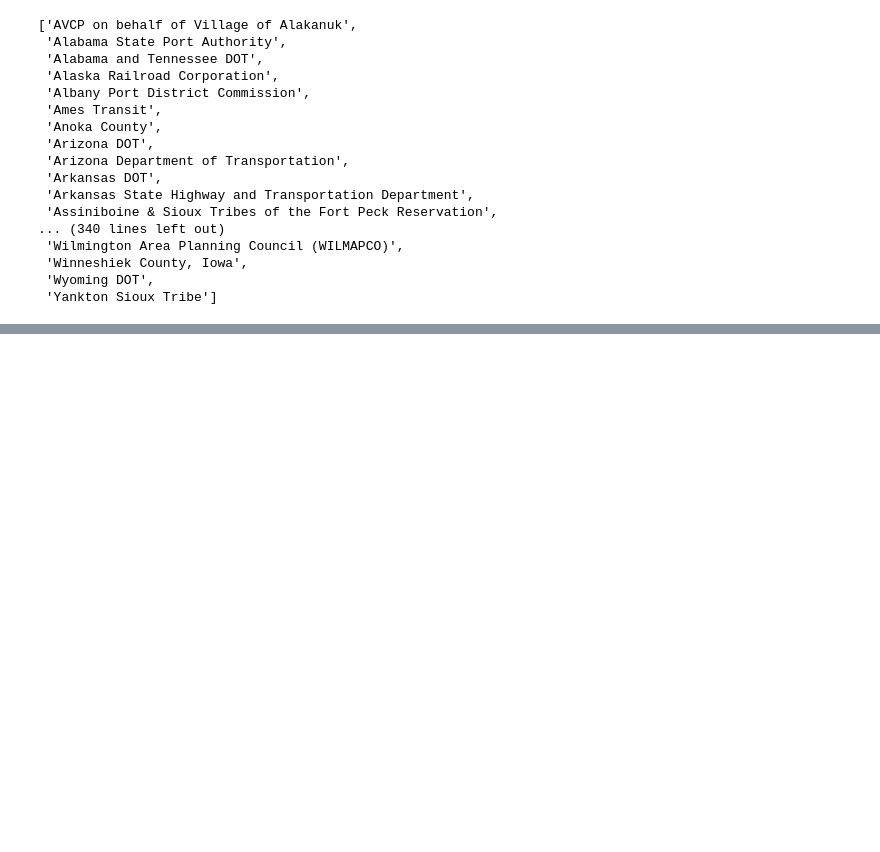
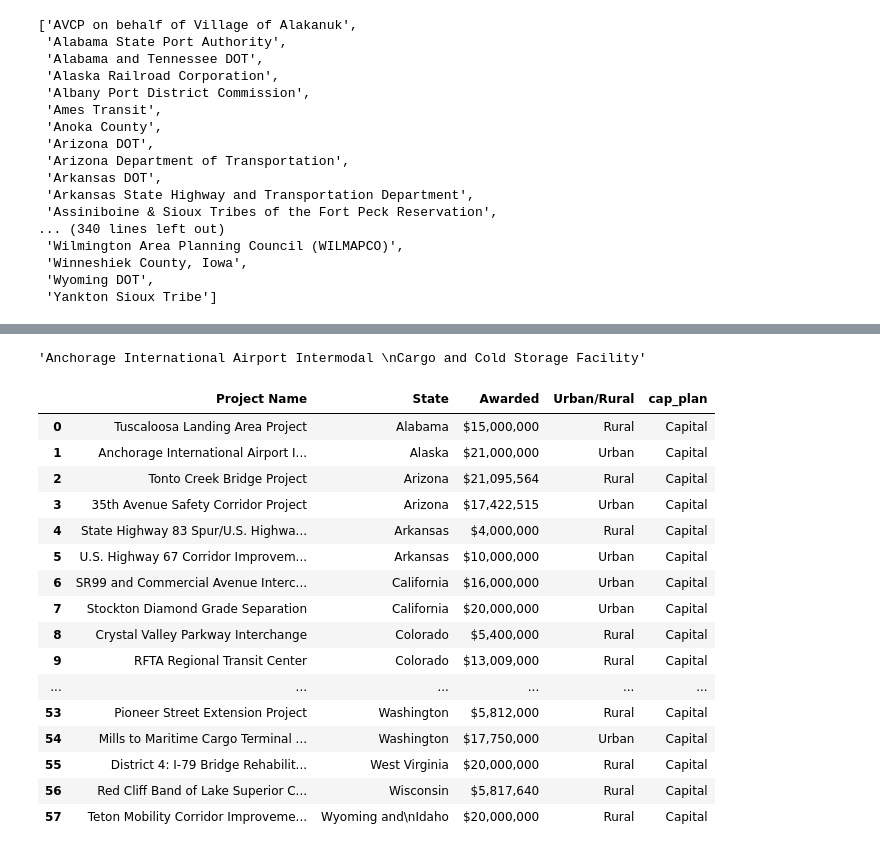
Before and after one commit to jmillerbrooks/pipe-dash, a Jupyter notebook: EDA_v2.ipynb, the cells around one changed output, grey strips where cells are left out. Saved outputs shown, nothing was run; the diff lists cells and outputs as text; code cells hidden in the pictures; blank space fills up the shorter version.

Commit message:
added initial pdf explorations, pdfs not uploaded but are just the tiger/build awarded grant info available from DOT

```diff
--- a/EDA_v2.ipynb
+++ b/EDA_v2.ipynb
@@ -272,0 +284,2 @@ recipients
+# %%
+col_names = table[0].df.head(1).values[0]
@@ -272,0 +293,6 @@ recipients
+# %%
+for i in range(0,4):
+    table[i].df.columns = col_names
+    table[i].df.rename(columns={'BUILD Award\nAmount':'Awarded'}, inplace=True)
+# %%
+table[0].df.drop(0, inplace=True)
@@ -272,0 +319,26 @@ recipients
+# %%
+grants2020 = table[0].df.append([table[1].df, table[2].df, table[3].df], ignore_index=True)
+grants2020.iloc[1,0]
+# %% [output]
+'Anchorage International Airport Intermodal \nCargo and Cold Storage Facility'
+# %%
+grants2020['cap_plan'] = 'Capital'
+grants2020
+# %% [output]
+|  | Project Name | State | Awarded | Urban/Rural | cap_plan |
+| 0 | Tuscaloosa Landing Area Project | Alabama | $15,000,000 | Rural | Capital |
+| 1 | Anchorage International Airport I... | Alaska | $21,000,000 | Urban | Capital |
+| 2 | Tonto Creek Bridge Project | Arizona | $21,095,564 | Rural | Capital |
+| 3 | 35th Avenue Safety Corridor Project | Arizona | $17,422,515 | Urban | Capital |
+| 4 | State Highway 83 Spur/U.S. Highwa... | Arkansas | $4,000,000 | Rural | Capital |
+| 5 | U.S. Highway 67 Corridor Improvem... | Arkansas | $10,000,000 | Urban | Capital |
+| 6 | SR99 and Commercial Avenue Interc... | California | $16,000,000 | Urban | Capital |
+| 7 | Stockton Diamond Grade Separation | California | $20,000,000 | Urban | Capital |
+| 8 | Crystal Valley Parkway Interchange | Colorado | $5,400,000 | Rural | Capital |
+| 9 | RFTA Regional Transit Center | Colorado | $13,009,000 | Rural | Capital |
+| ... | ... | ... | ... | ... | ... |
+| 53 | Pioneer Street Extension Project | Washington | $5,812,000 | Rural | Capital |
+| 54 | Mills to Maritime Cargo Terminal ... | Washington | $17,750,000 | Urban | Capital |
+| 55 | District 4: I-79 Bridge Rehabilit... | West Virginia | $20,000,000 | Rural | Capital |
+| 56 | Red Cliff Band of Lake Superior C... | Wisconsin | $5,817,640 | Rural | Capital |
+| 57 | Teton Mobility Corridor Improveme... | Wyoming and\nIdaho | $20,000,000 | Rural | Capital |
```
Also changed, not shown: parts of 22 cells of this notebook.
